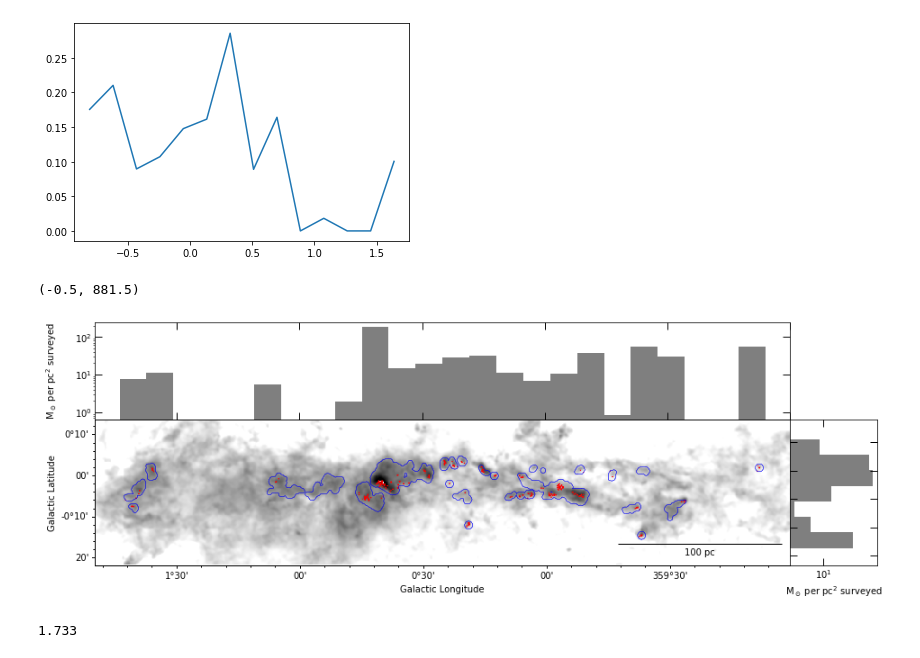
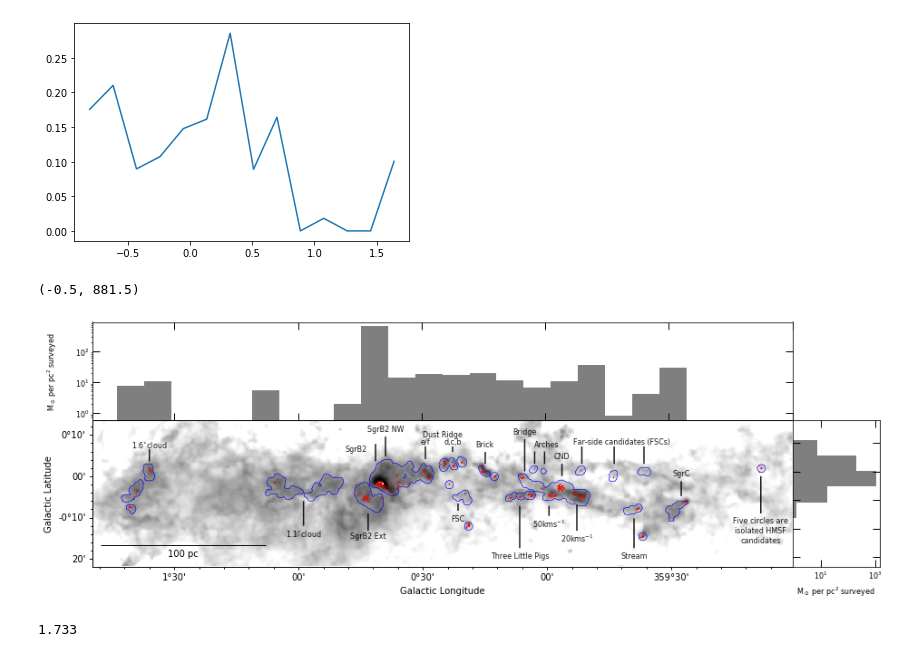
Before and after one commit to hpthatchfield/astrophys, a Jupyter notebook: CMZoom_scripts/weighted_lb_histogram.ipynb, the cells around one changed output. Drawn from its saved outputs; the diff is of its cells as text; code cells hidden in the pictures.

Commit message:
added dense gas code and updated CMZoom scripts

```diff
--- a/CMZoom_scripts/weighted_lb_histogram.ipynb
+++ b/CMZoom_scripts/weighted_lb_histogram.ipynb
@@ -65,7 +65,8 @@ gamma=1.8
 ### make lb plot with
 plt.close()
 #sns.set_style('white')
-cond = (catalog['mask_num']!=27) & (catalog['mass']<1e4)
+cond = (catalog['mask_num']!=13) & (catalog['mask_num']!=17) & (catalog['mask_num']!=19) & (catalog['mask_num']!=33) & (catalog['mask_num']!=35)
+#(catalog['mask_num']!=27) #& (catalog['mass']<1e4)
 glon = catalog['glon'][cond]
 glat = catalog['glat'][cond]
 map_l_max = 1.733
@@ -338,41 +339,99 @@ subplot.show_contour(path+'mask_new_sgrc.fits',
                      colors = 'blue', levels = [40,41,42,43,44,45,46,47], linewidths = 0.1, alpha=1.0,
                      convention = 'calabretta', zorder = 10, linestyle = 'solid')
 subplot.set_nan_color('white')
-subplot.add_scalebar(length=2400./3600.)
+subplot.add_scalebar(length=2400./3600.,corner='bottom left')
 subplot.scalebar.set_label('100 pc')
 subplot.scalebar.set_color('k')
 ax2=plt.gca()
+
+plt.rcParams.update({'font.size': 8}) #set fontsize
+color='black'
+alpha=0.9
+#subplot.add_label(1.5,0.28, 'CMZoom Coverage', color='black',alpha=0.65, fontsize=14)
+cloud16 = np.array([[1.6,1.6],[0.06,0.11]])
+cloud11 = np.array([[0.98,0.98],[-0.2,-0.1]])
+#missing = np.array([[0.8,0.8],[-0.30,-0.25]])
+sgrb2ext = np.array([[0.72,0.72],[-0.27+0.05,-0.20+0.05]])
+sgrb2 = np.array([[0.69,0.69],[0.13,0.06]])
+sgrb2nw = np.array([[0.65,0.65],[0.16,0.08]])
+dref = np.array([[0.49,0.49],[0.12,0.07]])
+drdcb = np.array([[0.38,0.38],[0.12, 0.1]])
+far0 = np.array([[0.36,0.36],[-0.14,-0.11]])
+brick = np.array([[0.25,0.25],[0.1,0.05]])
+tlp = np.array([[0.11,0.11],[-0.29, -0.12]])
+fifty = np.array([[-0.008,-0.008],[-0.16,-0.12]])
+twenty = np.array([[359.88,359.88],[-0.22,-0.115]])
+cnd = np.array([[359.94,359.94],[0.05,0.001]])
+bridge = np.array([[0.09,0.09],[0.15,0.02]])
+arches = np.array([[0.01,0.01],[0.10,0.05]])
+arches2 = np.array([[0.05,0.05],[0.10,0.05]])
+far1 = np.array([[359.86,359.86],[0.12,0.05]])
+far2 = np.array([[359.73,359.73],[0.12,0.05]])
+far3 = np.array([[359.61,359.61],[0.12,0.05]])
+sgrc = np.array([[359.46,359.46],[-0.02,-0.08]])
+stream = np.array([[359.65,359.65],[-0.29,-0.17]])
+isolated = np.array([[359.14,359.14],[-0.15,0.0]])
+line_list=[cloud16,cloud11,sgrb2ext,sgrb2,sgrb2nw,dref,drdcb,far0,brick,tlp,
+           fifty,twenty,cnd,bridge,arches,arches2,far1,far2,far3,sgrc,stream,isolated]
+subplot.show_lines(line_list, color='black',alpha=0.9)
+subplot.add_label(cloud16[0,0],cloud16[1,0]+0.07, '1.6$^{\circ}$cloud', color=color,alpha=alpha)
+subplot.add_label(cloud11[0,0],cloud11[1,0]-0.03, '1.1$^{\circ}$cloud', color=color,alpha=alpha)
+#subplot.add_label(missing[0,0],missing[1,0]-0.03, 'Not covered', color=color,alpha=alpha)
+subplot.add_label(sgrb2ext[0,0]-0.13+0.13,sgrb2ext[1,0]-0.02, 'SgrB2 Ext', color=color,alpha=alpha)
+subplot.add_label(sgrb2[0,0]+0.08,sgrb2[1,0]-0.02, 'SgrB2', color=color,alpha=alpha)
+subplot.add_label(sgrb2nw[0,0],sgrb2nw[1,0]+0.03, 'SgrB2 NW', color=color,alpha=alpha)
+subplot.add_label(drdcb[0,0]+0.04,drdcb[1,0]+0.05, 'Dust Ridge', color=color,alpha=alpha)
+subplot.add_label(dref[0,0],dref[1,0]+0.02, 'e/f', color=color,alpha=alpha)
+subplot.add_label(drdcb[0,0],drdcb[1,0]+0.02, 'd,c,b', color=color,alpha=alpha)
+subplot.add_label(far0[0,0],far0[1,0]-0.03, 'FSC', color=color,alpha=alpha)
+subplot.add_label(brick[0,0],brick[1,0]+0.03, 'Brick', color=color,alpha=alpha)
+subplot.add_label(tlp[0,0],tlp[1,0]-0.03, 'Three Little Pigs', color=color,alpha=alpha)
+subplot.add_label(fifty[0,0],fifty[1,0]-0.03, '50kms$^{-1}$', color=color,alpha=alpha)
+subplot.add_label(twenty[0,0],twenty[1,0]-0.03, '20kms$^{-1}$', color=color,alpha=alpha)
+subplot.add_label(cnd[0,0],cnd[1,0]+0.03, 'CND', color=color,alpha=alpha)
+subplot.add_label(bridge[0,0],bridge[1,0]+0.03, 'Bridge', color=color,alpha=alpha) #H$_2$CO
+subplot.add_label(arches[0,0]-0.01,arches[1,0]+0.03, 'Arches', color=color,alpha=alpha)
+subplot.add_label(far2[0,0]-0.03,far2[1,0]+0.02, 'Far-side candidates (FSCs)', color=color,alpha=alpha)
+subplot.add_label(sgrc[0,0],sgrc[1,0]+0.03, 'SgrC', color=color,alpha=alpha)
+subplot.add_label(stream[0,0],stream[1,0]-0.03, 'Stream', color=color,alpha=alpha)
+subplot.add_label(isolated[0,0]+0.19-0.19,isolated[1,0]+0.1-0.13, 'Five circles are', color=color,alpha=alpha)
+subplot.add_label(isolated[0,0]+0.18-0.18,isolated[1,0]+0.06-0.13, 'isolated HMSF', color=color,alpha=alpha)
+subplot.add_label(isolated[0,0]+0.18-0.18,isolated[1,0]+0.02-0.13, 'candidates', color=color,alpha=alpha)
+
+
 print(ax2.get_xlim())
 
 ax3 = fig.add_axes([.9, 0.01, 0.1, 0.75])#, sharey=ax3)
 ax1 = fig.add_axes([0.1, 0.76, 0.8, 0.5])#,sharex=ax1)
 ax1.set_ylabel('M$_\odot$ per pc$^2$ surveyed', labelpad=18)
 glonscaling=1.#0.95
 #ax1.plot((glon_bins[:-1]+(glon_bin_width/2))*glonscaling,l_weighted_catalog,ls='--',marker='o',color='k')
 ax1.bar(x=glon_bins[:-1]+(glon_bin_width/2),height=l_weighted_catalog,width=glon_bin_width,color='k',alpha=0.5)
+
 #ax1.set_xlim(map_l_min,map_l_max)
 ax1.set_xlim(map_l_min-0.1,map_l_max+0.1)
 #ax1.set_ylim(-0.01,0.33)
 ax1.set_yscale('log')
 ax1.tick_params(width=1, length=8,direction='in',top=True,right=True,bottom=True)
 ax1.axes.xaxis.set_ticklabels([])
 ax1.invert_xaxis()
 
 glatscaling=1. #0.7
 glatshift =0 # 0.01
 ax3.set_xlabel('M$_\odot$ per pc$^2$ surveyed')
 #ax3.plot(b_weighted_catalog,(glat_bins[:-1]+(glat_bin_width/2))*glatscaling-glatshift,
 #         ls='--',marker='o',color='k')
 ax3.barh(y=glat_bins[:-1]+(glat_bin_width/2),width=b_weighted_catalog,height=glat_bin_width,alpha=0.5,color='k')
+
 #ax3.set_xlim(-0.1,2.3)
 ax3.tick_params(width=1, length=8,direction='in',top=True,right=True,left=True,labelleft=False)
 ax3.set_ylim(map_b_min-0.06,map_b_max+0.07)
 ax3.set_xscale('log')
 plt.savefig(path + 'lb_weighted'+targetname+'.pdf',format='pdf', dpi=100, bbox_inches='tight')
 plt.show()
 # %% [output]
 (-0.5, 881.5)
-[figure, old version]
+[figure, new version]
 # %%
 print(map_l_max)
 # %% [output]
```
Also changed, not shown: 5 other files.
